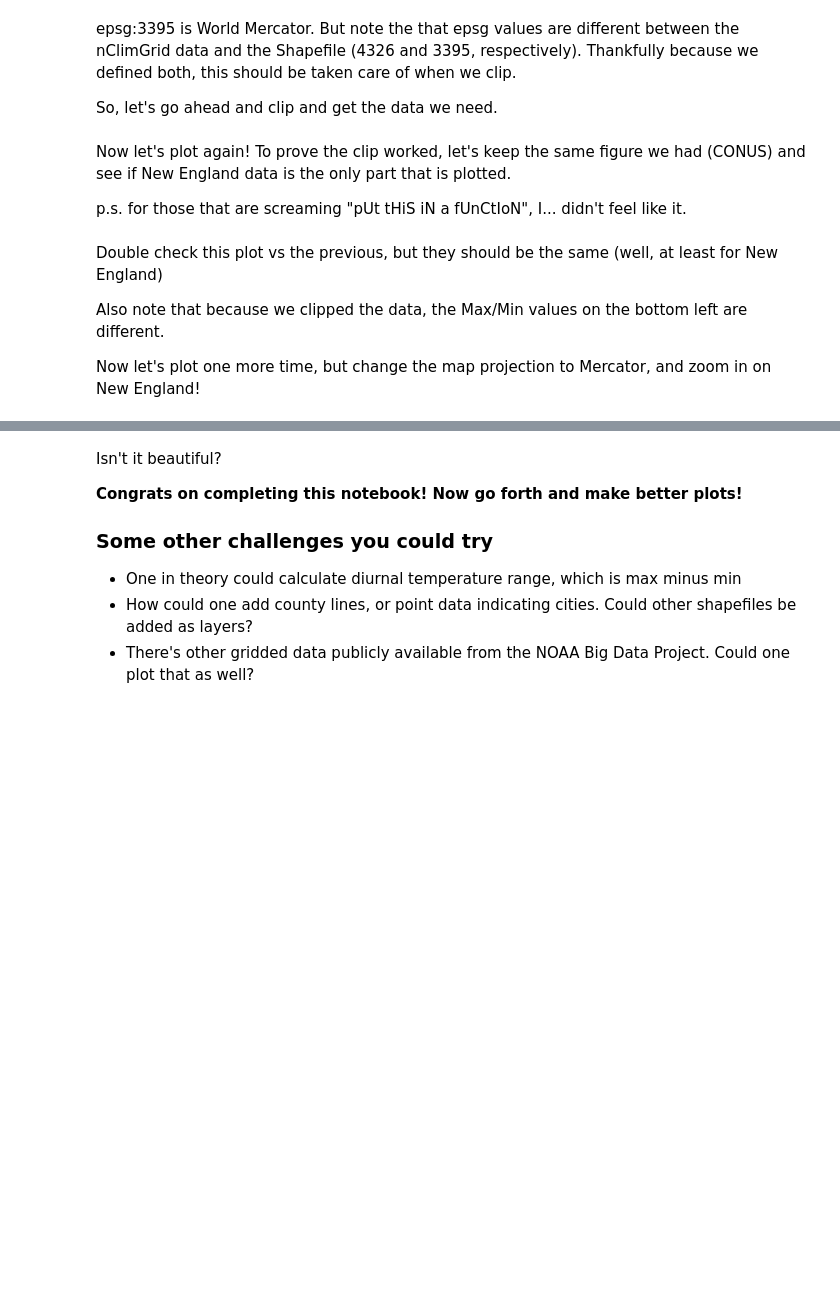
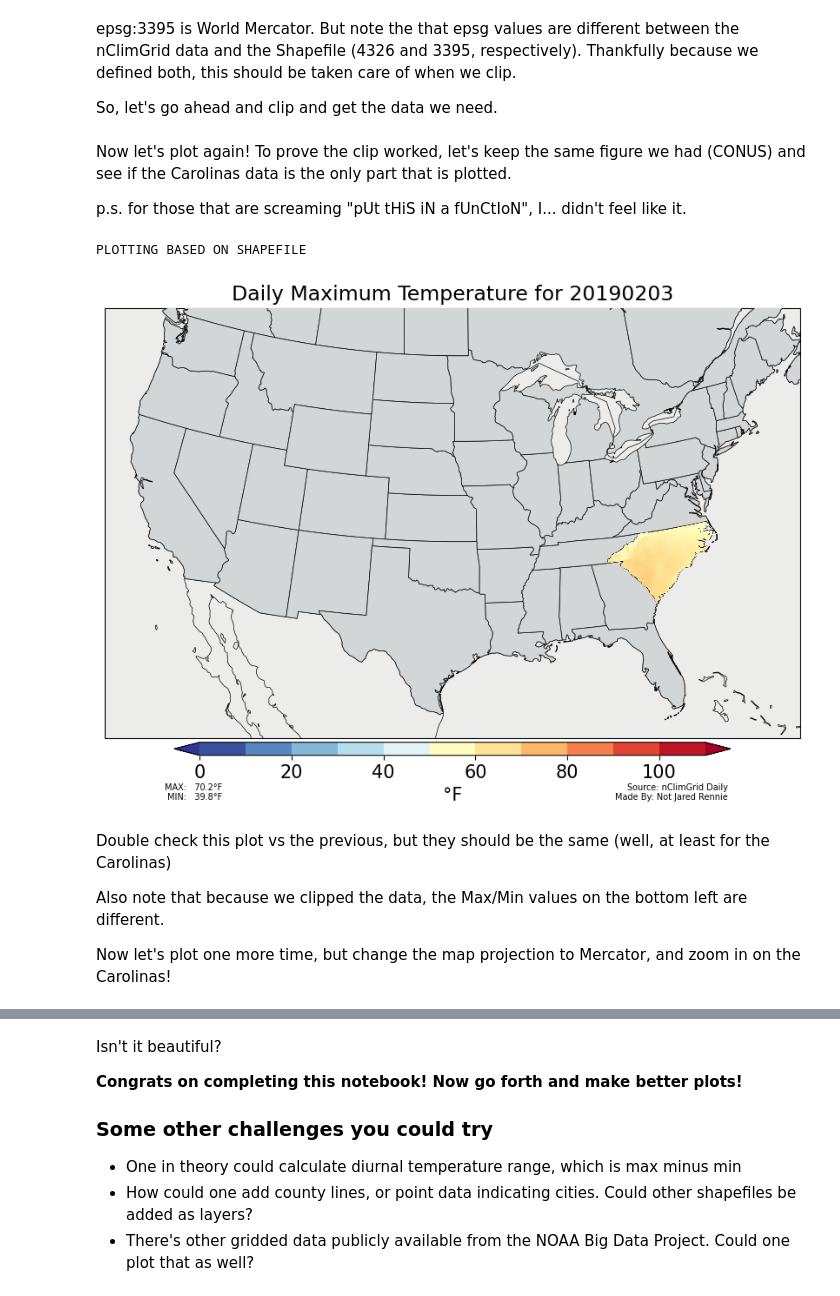
Before and after one commit to jjrennie/nclimgrid-daily-aws, a Jupyter notebook: nclimgrid_daily_plot.ipynb, the cells around one changed output, grey strips where cells are left out. Saved outputs shown, nothing was run; the diff lists cells and outputs as text; code cells hidden in the pictures; blank space fills up the shorter version.

```diff
--- a/nclimgrid_daily_plot.ipynb
+++ b/nclimgrid_daily_plot.ipynb
@@ -283,7 +327,7 @@ if element == 'prcp':
 else:
     conus_value=(data_monthly_clip[element].values[day_counter-1,:,:] * 1.8) + 32.
 # %% [markdown]
-Now let's plot again! To prove the clip worked, let's keep the same figure we had (CONUS) and see if New England data is the only part that is plotted.
+Now let's plot again! To prove the clip worked, let's keep the same figure we had (CONUS) and see if the Carolinas data is the only part that is plotted.
 
 p.s. for those that are screaming "pUt tHiS iN a fUnCtIoN", I... didn't feel like it.
 # %%
@@ -310,41 +354,45 @@ maxLon = -73
 fig= plt.figure(num=1, figsize=(8,5), dpi=dpi, facecolor='w', edgecolor='k')
 ax = fig.add_axes([0, 0, 1, 1], projection=ccrs.LambertConformal())
 ax.set_extent([minLon, maxLon, minLat, maxLat], crs=ccrs.Geodetic())
-ax.set_facecolor('#4a4a4a')
+ax.set_facecolor(ocean_hex)
 
 # Add Boundaries
 ax.add_feature(cfeature.COASTLINE,linewidth=0.5)
 ax.add_feature(cfeature.BORDERS,linewidth=0.5)
-ax.add_feature(cfeature.STATES,linewidth=0.5)
+ax.add_feature(cfeature.STATES,linewidth=0.5,facecolor=land_hex,zorder=9)
+ax.add_feature(cfeature.STATES,linewidth=0.5,zorder=10)
 
 # Plot Data
-ax.pcolormesh(nclimgrid_lons, nclimgrid_lats, conus_value,transform=ccrs.PlateCarree(),cmap=cmap,norm=norm,vmin=vmin,vmax=vmax)
+ax.pcolormesh(nclimgrid_lons, nclimgrid_lats, conus_value,transform=ccrs.PlateCarree(),cmap=cmap,vmin=vmin,vmax=vmax,zorder=9)
 
 # Add Colorbar
 cax = fig.add_axes([0.1, -0.035, 0.8, 0.03])
 cbar=plt.colorbar(cm, cax=cax,boundaries=bounds,orientation='horizontal',extend=extend,spacing='uniform')
 cbar.ax.tick_params(labelsize=15)
 cbar.set_label(unit,size=15)
 
 # Annotate Info On Graphic
 nclimgrid_max="%6.1f" % np.nanmax(conus_value)
 nclimgrid_min="%6.1f" % np.nanmin(conus_value)
 plt.annotate('Source: nClimGrid Daily\nMade By: '+author,xy=(1.045, -3.51), xycoords='axes fraction', fontsize=7,color='black',horizontalalignment='right', verticalalignment='bottom')
 if element == "prcp":
     plt.annotate('MAX: '+str(nclimgrid_max)+'"\nMIN: '+str(nclimgrid_min)+'"',xy=(0.045, -3.51), xycoords='axes fraction', fontsize=7,color='black',horizontalalignment='right', verticalalignment='bottom')
 else:
     plt.annotate('MAX: '+str(nclimgrid_max)+'°F\nMIN: '+str(nclimgrid_min)+'°F',xy=(0.045, -3.51), xycoords='axes fraction', fontsize=7,color='black',horizontalalignment='right', verticalalignment='bottom')
 
 # Add Title and Save to File
 plt.suptitle('Daily '+element_name+' for '+current_date,size=17,color='black',y=1.05)
 plt.show()
 plt.clf()
 plt.close()
+# %% [output]
+PLOTTING BASED ON SHAPEFILE
+[figure, added]
 # %% [markdown]
-Double check this plot vs the previous, but they should be the same (well, at least for New England)
+Double check this plot vs the previous, but they should be the same (well, at least for the Carolinas)
 
 Also note that because we clipped the data, the Max/Min values on the bottom left are different.
 
-Now let's plot one more time, but change the map projection to Mercator, and zoom in on New England!
+Now let's plot one more time, but change the map projection to Mercator, and zoom in on the Carolinas!
 # %%
 # Set Shapefile Bounds
```
Also changed, not shown: parts of 11 cells of this notebook.
